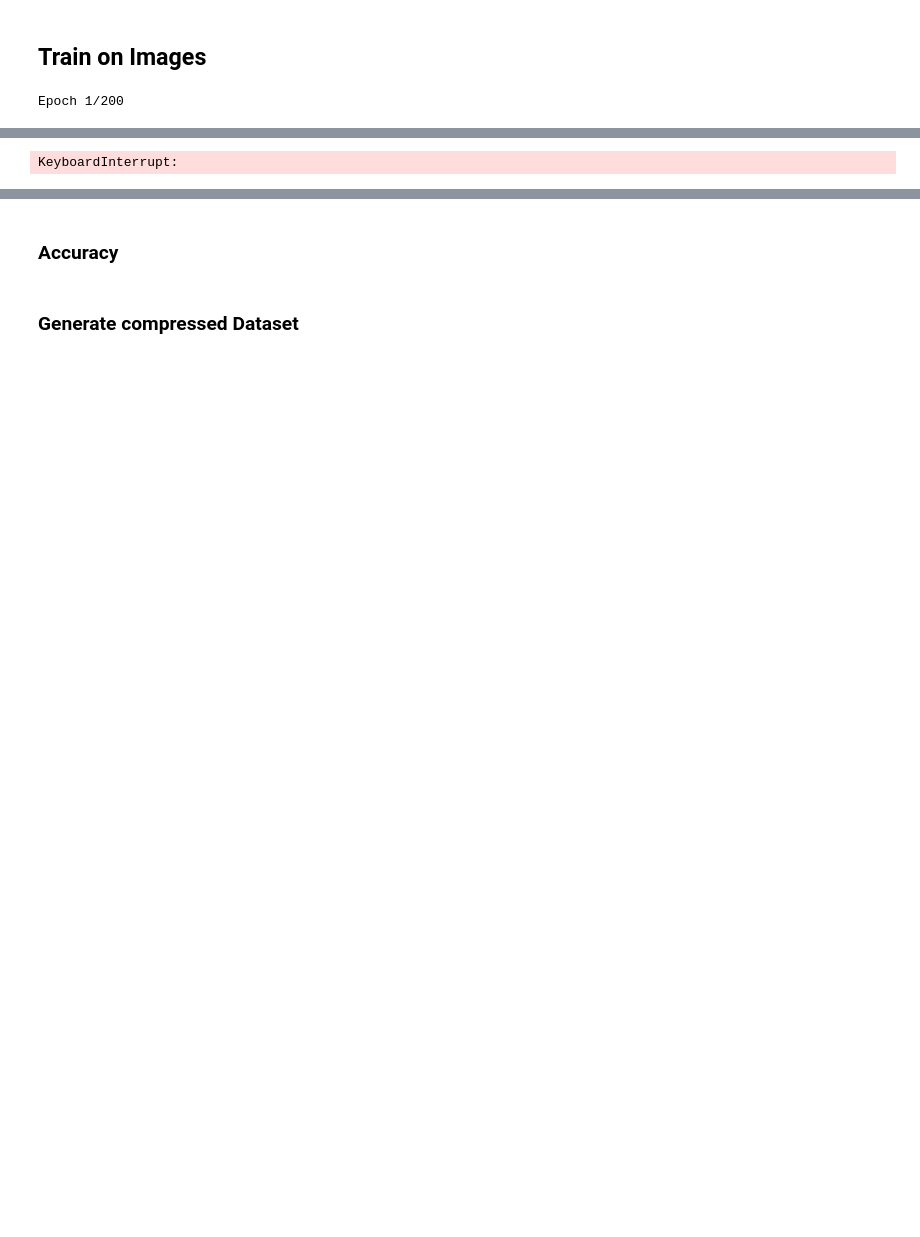
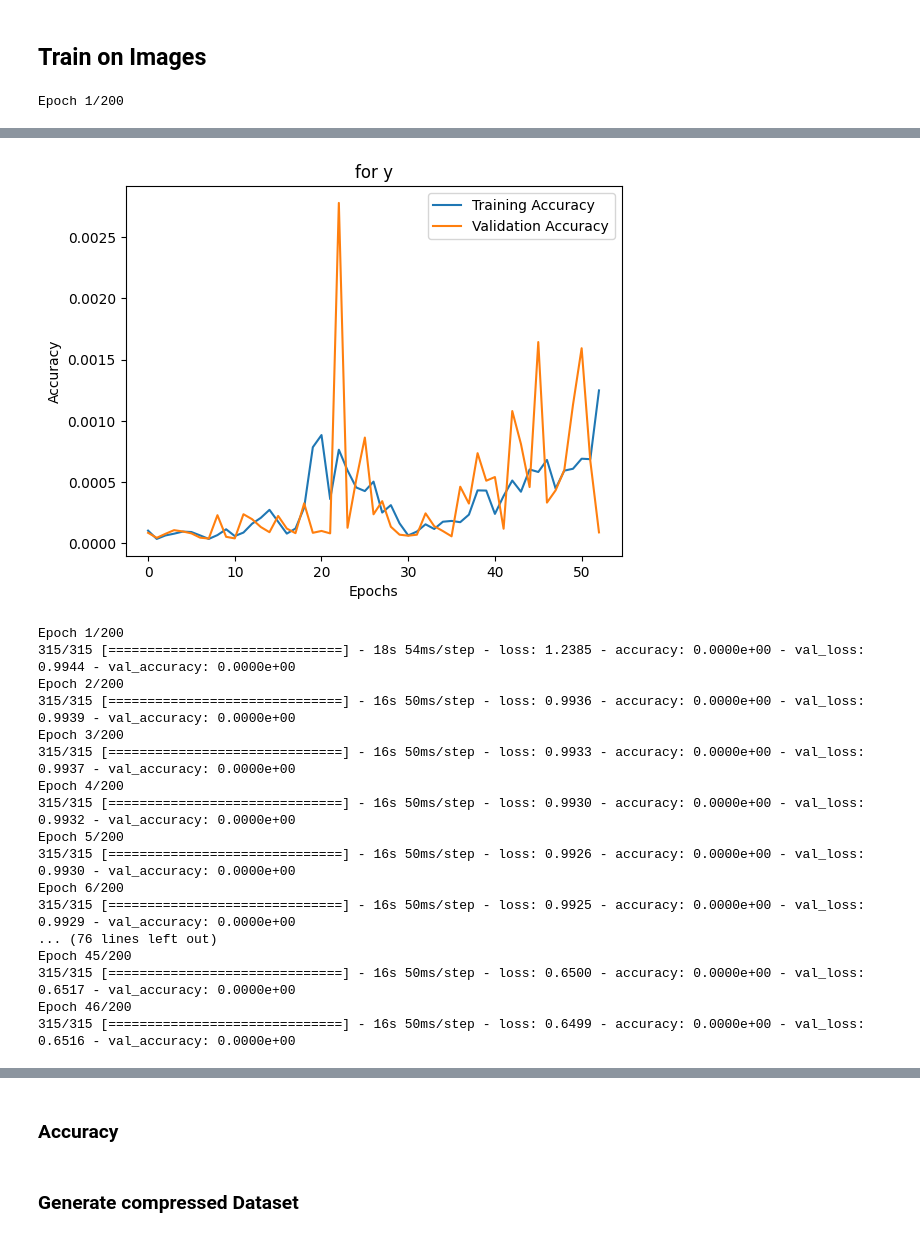
Before and after one commit to amarcelq/ml_project, a Jupyter notebook: autoencoder.ipynb, the cells around one changed output, grey strips where cells are left out. Cells and saved outputs as stored; diff of their text form; code cells hidden in the pictures; blank space fills up the shorter version.

```diff
--- a/autoencoder.ipynb
+++ b/autoencoder.ipynb
@@ -98,9 +98,9 @@ Image has shape (65, 100, 3)
 # %%
 early_stopping = EarlyStopping(monitor='val_accuracy', patience=30, min_delta=0.001, start_from_epoch=15, restore_best_weights=True)
 epochs = 200
-batch_size = 16
+batch_size = 32
 
-filter_sizes = [8,8,8,8,8,1]
+filter_sizes = [32,32,32,32,32,1]
 
 # the model is meant to be used for (h,w,1), so for each luma component individual
 # returns encoder, decoder and autoencoer
@@ -127,13 +127,13 @@ def create_models(silent=True):
     input_de = keras.Input(shape=(9,13,filter_sizes[5]), name="DE-IN")
     # upsampling unit 1
     x = keras.layers.Conv2DTranspose(filter_sizes[5], (3, 3), activation='PReLU', padding='same', strides=1, name="DE-DS1-1")(input_de)
-    x = keras.layers.Conv2DTranspose(filter_sizes[5], (3, 3), activation='PReLU', padding='same', strides=2, name="DE-DS1-2")(x)
+    x = keras.layers.Conv2DTranspose(filter_sizes[4], (4, 4), activation='PReLU', padding='same', strides=2, name="DE-DS1-2")(x)
     # upsampling unit 2
-    x = keras.layers.Conv2DTranspose(filter_sizes[5], (3, 3), activation='PReLU', padding='same', strides=1, name="DE-DS2-1")(x)
-    x = keras.layers.Conv2DTranspose(filter_sizes[5], (3, 3), activation='PReLU', padding='same', strides=2, name="DE-DS2-2")(x)
+    x = keras.layers.Conv2DTranspose(filter_sizes[3], (3, 3), activation='PReLU', padding='same', strides=1, name="DE-DS2-1")(x)
+    x = keras.layers.Conv2DTranspose(filter_sizes[2], (4, 4), activation='PReLU', padding='same', strides=2, name="DE-DS2-2")(x)
     # upsampling unit 3
-    x = keras.layers.Conv2DTranspose(filter_sizes[5], (3, 3), activation='PReLU', padding='same', strides=1, name="DE-DS3-1")(x)
-    x = keras.layers.Conv2DTranspose(filter_sizes[5], (3, 3), activation='PReLU', padding='same', strides=2, name="DE-DS3-2")(x)
+    x = keras.layers.Conv2DTranspose(filter_sizes[1], (3, 3), activation='PReLU', padding='same', strides=1, name="DE-DS3-1")(x)
+    x = keras.layers.Conv2DTranspose(filter_sizes[0], (4, 4), activation='PReLU', padding='same', strides=2, name="DE-DS3-2")(x)
     # crop to match shape
     output_de = keras.layers.Cropping2D(cropping=((3,4),(2,2)))(x) # to get shape from (72,104,)
 
@@ -183,7 +183,7 @@ _________________________________________________________________
 # %%
 
 for en, de, ae, X, name in [(*models_y,X_y,"y"),(*models_cr,X_cr,"cr"),(*models_cb,X_cb,"cb")]:
-    ae.compile(optimizer='adam', loss="mse", metrics=["accuracy"])
+    ae.compile(optimizer='adam', loss="binary_crossentropy", metrics=['accuracy'])
 
     X_train,X_test = train_test_split(X,test_size=0.2)
     history = ae.fit(
@@ -193,7 +193,7 @@ for en, de, ae, X, name in [(*models_y,X_y,"y"),(*models_cr,X_cr,"cr"),(*models_
         batch_size=batch_size,
         #workers=8, # workers are number of cores
         callbacks=[early_stopping],
-        validation_split=0.2,
+        validation_data=(X_test,X_test),
         verbose=1)
     ae.save(f"./ae_files/ae_{name}.keras")
     en.save(f"./ae_files/en_{name}.keras")
@@ -207 +222,18 @@ Epoch 2/200
+[figure, added]
-KeyboardInterrupt:
+Epoch 1/200
+315/315 [==============================] - 18s 54ms/step - loss: 1.2385 - accuracy: 0.0000e+00 - val_loss: 0.9944 - val_accuracy: 0.0000e+00
+Epoch 2/200
+315/315 [==============================] - 16s 50ms/step - loss: 0.9936 - accuracy: 0.0000e+00 - val_loss: 0.9939 - val_accuracy: 0.0000e+00
+Epoch 3/200
+315/315 [==============================] - 16s 50ms/step - loss: 0.9933 - accuracy: 0.0000e+00 - val_loss: 0.9937 - val_accuracy: 0.0000e+00
+Epoch 4/200
+315/315 [==============================] - 16s 50ms/step - loss: 0.9930 - accuracy: 0.0000e+00 - val_loss: 0.9932 - val_accuracy: 0.0000e+00
+Epoch 5/200
+315/315 [==============================] - 16s 50ms/step - loss: 0.9926 - accuracy: 0.0000e+00 - val_loss: 0.9930 - val_accuracy: 0.0000e+00
+Epoch 6/200
+315/315 [==============================] - 16s 50ms/step - loss: 0.9925 - accuracy: 0.0000e+00 - val_loss: 0.9929 - val_accuracy: 0.0000e+00
+... (76 lines left out)
+Epoch 45/200
+315/315 [==============================] - 16s 50ms/step - loss: 0.6500 - accuracy: 0.0000e+00 - val_loss: 0.6517 - val_accuracy: 0.0000e+00
+Epoch 46/200
+315/315 [==============================] - 16s 50ms/step - loss: 0.6499 - accuracy: 0.0000e+00 - val_loss: 0.6516 - val_accuracy: 0.0000e+00
```
Also changed, not shown: parts of 2 cells of this notebook, 3 other files.
